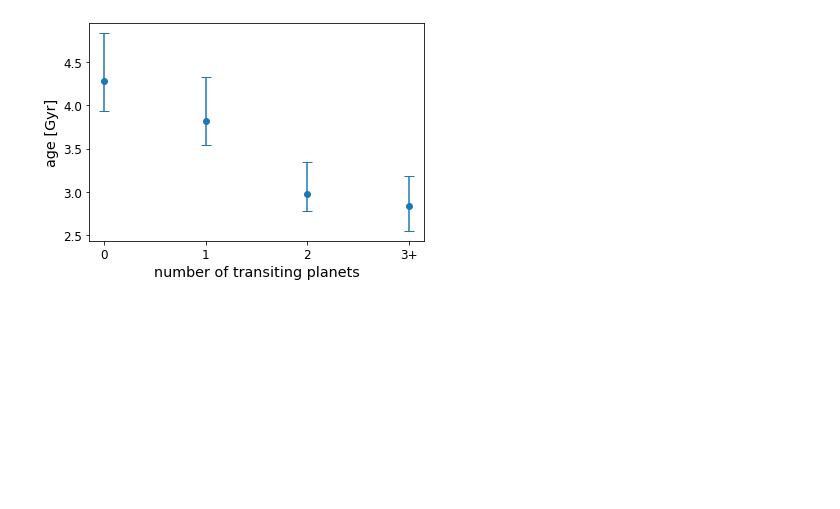
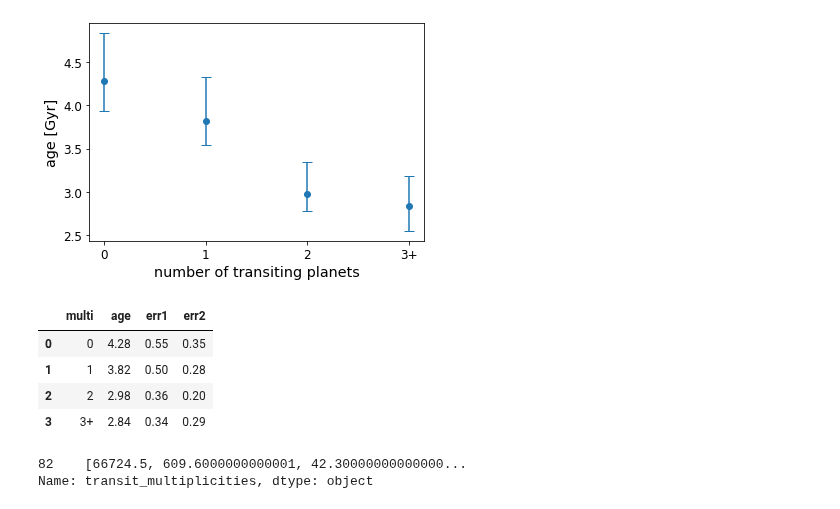
Before and after one commit to exoclam/mastrangelo, a Jupyter notebook: notebooks/analyze.ipynb, the cells around one changed output. Drawn from its saved outputs; the diff is of its cells as text; code cells hidden in the pictures; blank space fills up the shorter version.

Commit message:
starting to figure out how I might fit ages per multiplicity bin

```diff
--- a/notebooks/analyze.ipynb
+++ b/notebooks/analyze.ipynb
@@ -258,3 +260,17 @@ plt.savefig(path+'figures/past-ii.png', facecolor='white', edgecolor='white', bb
 plt.show()
 # %% [output]
 [figure]
+# %%
+chen_comparison
+# %% [output]
+|  | multi | age | err1 | err2 |
+| 0 | 0 | 4.28 | 0.55 | 0.35 |
+| 1 | 1 | 3.82 | 0.50 | 0.28 |
+| 2 | 2 | 2.98 | 0.36 | 0.20 |
+| 3 | 3+ | 2.84 | 0.34 | 0.29 |
+# %%
+tm = truth.loc[(truth.ms == -1) & (truth.bs == 0.5) & (truth.cs == 1e9) & (np.round(truth.fs,1) == 0.3)].transit_multiplicities
+tm
+# %% [output]
+82    [66724.5, 609.6000000000001, 42.30000000000000...
+Name: transit_multiplicities, dtype: object
```
Also changed, not shown: parts of 4 cells of this notebook, 2 other files.
